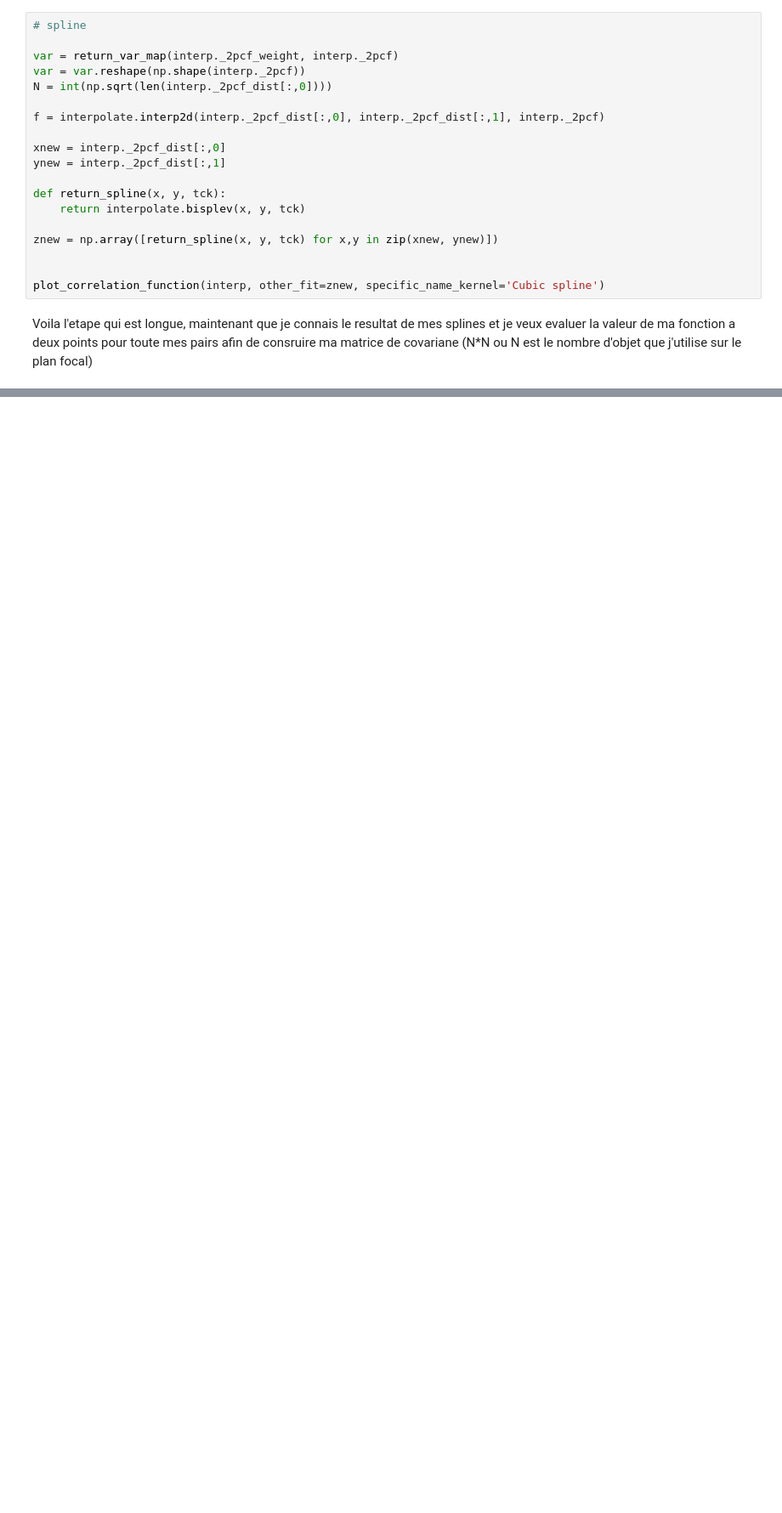
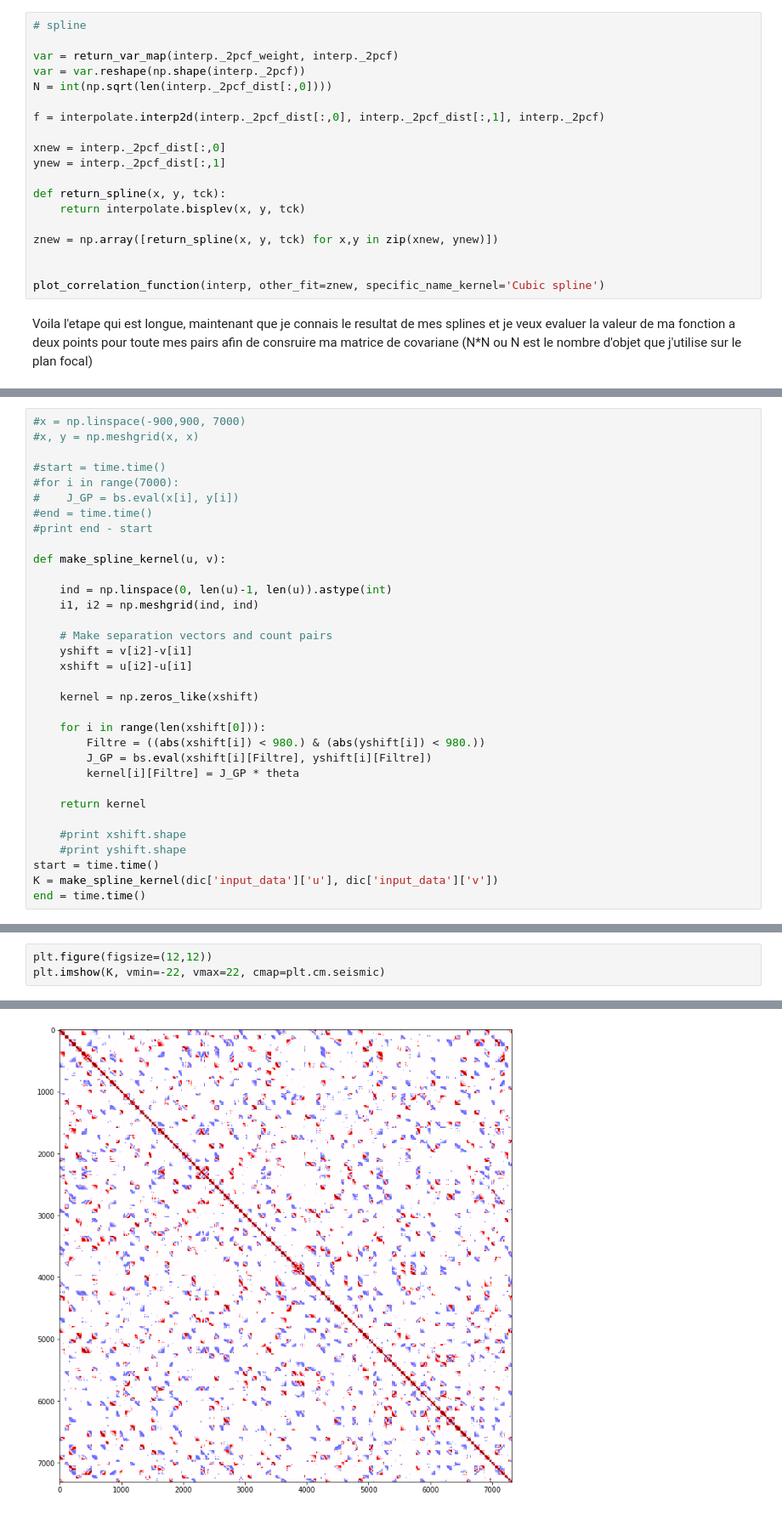
Before and after one commit to jmeyers314/treegp, a Jupyter notebook: treegp/bicubic_kernel.ipynb, the cells around one changed output, grey strips where cells are left out. Shown at 85% size. Drawn from its saved outputs; the diff is of its cells as text; blank space fills up the shorter version.

```diff
--- a/treegp/bicubic_kernel.ipynb
+++ b/treegp/bicubic_kernel.ipynb
@@ -187,0 +292,33 @@ make_spline_kernel(dic['input_data']['u'], dic['input_data']['v'])
+# %%
+#x = np.linspace(-900,900, 7000)
+#x, y = np.meshgrid(x, x)
+
+#start = time.time()
+#for i in range(7000):
+#    J_GP = bs.eval(x[i], y[i])
+#end = time.time()
+#print end - start
+
+def make_spline_kernel(u, v):
+
+    ind = np.linspace(0, len(u)-1, len(u)).astype(int)
+    i1, i2 = np.meshgrid(ind, ind)
+
+    # Make separation vectors and count pairs
+    yshift = v[i2]-v[i1]
+    xshift = u[i2]-u[i1]
+
+    kernel = np.zeros_like(xshift)
+
+    for i in range(len(xshift[0])):
+        Filtre = ((abs(xshift[i]) < 980.) & (abs(yshift[i]) < 980.))
+        J_GP = bs.eval(xshift[i][Filtre], yshift[i][Filtre])
+        kernel[i][Filtre] = J_GP * theta
+
+    return kernel
+
+    #print xshift.shape
+    #print yshift.shape
+start = time.time()
+K = make_spline_kernel(dic['input_data']['u'], dic['input_data']['v'])
+end = time.time()
@@ -187,0 +329,4 @@ make_spline_kernel(dic['input_data']['u'], dic['input_data']['v'])
+# %%
+plt.figure(figsize=(12,12))
+plt.imshow(K, vmin=-22, vmax=22, cmap=plt.cm.seismic)
+# %% [output]
@@ -187,0 +334 @@ make_spline_kernel(dic['input_data']['u'], dic['input_data']['v'])
+[figure, added]
```
Also changed, not shown: parts of 11 cells of this notebook, 2 other files.
